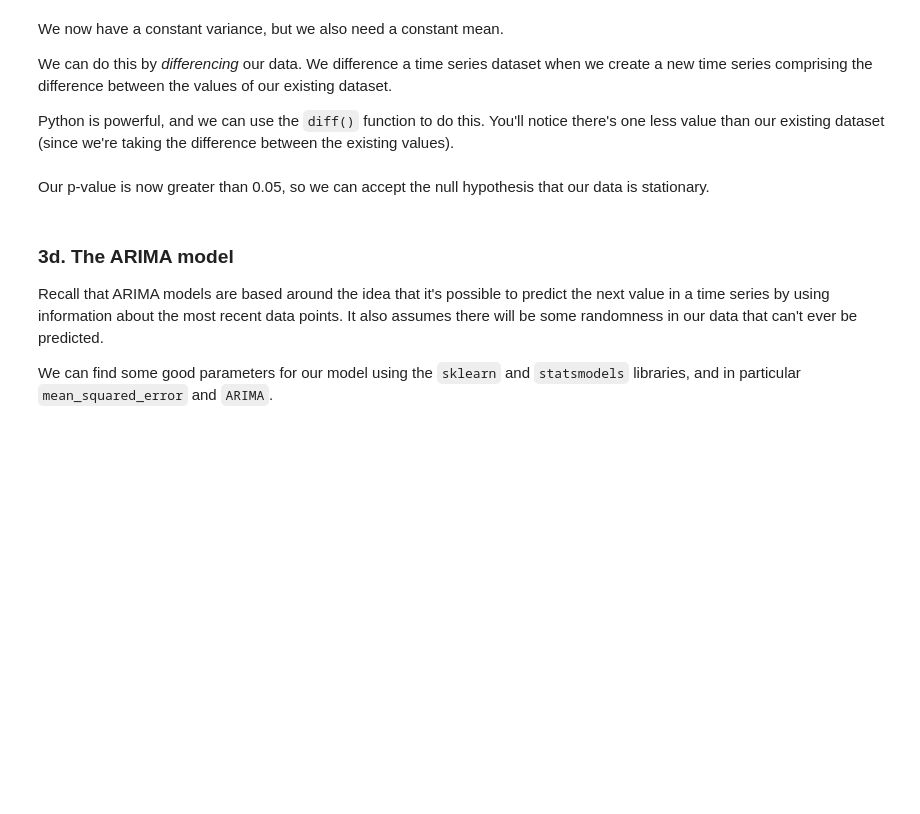
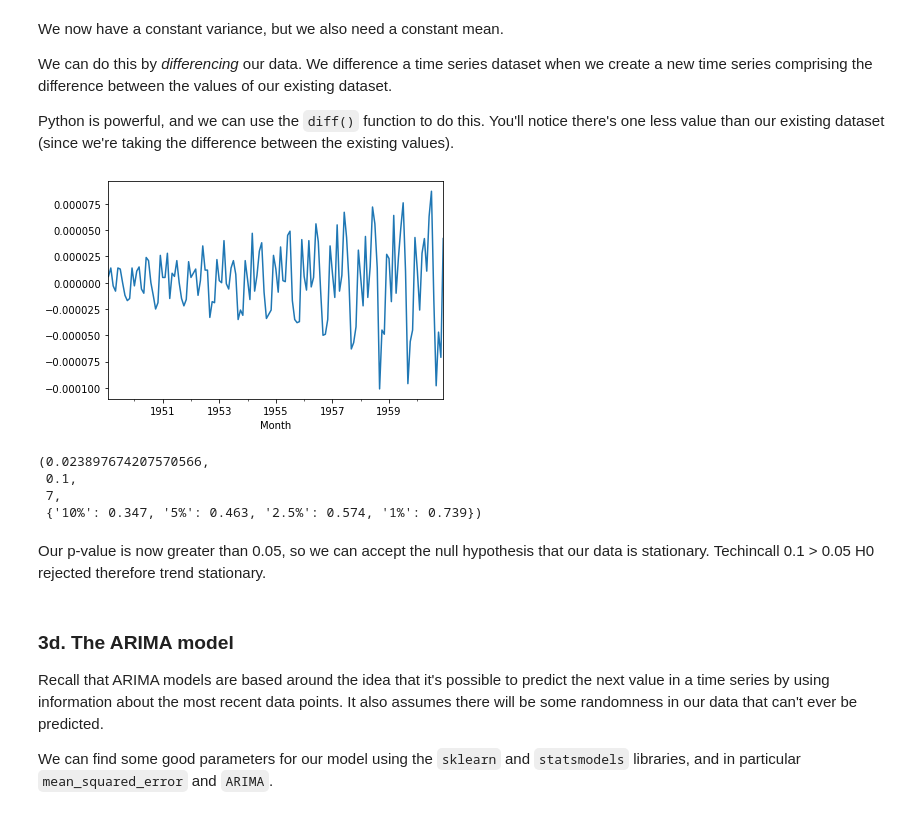
Before and after one commit to randrmoel/cowboy_cig_case, a Jupyter notebook: Cowboy Cigarettes Case Study - Tier 3.ipynb, the cells around one changed output. Cells and saved outputs as stored; diff of their text form; code cells hidden in the pictures; blank space fills up the shorter version.

```diff
--- a/Cowboy Cigarettes Case Study - Tier 3.ipynb
+++ b/Cowboy Cigarettes Case Study - Tier 3.ipynb
@@ -269,5 +288,19 @@ _ _ _
+# %%
+logydiff = logy.diff().dropna()
+_=logydiff.plot()
+plt.show()
+# %% [output]
+[figure, added]
+# %%
+kpss(logydiff)
+# %% [output]
+(0.023897674207570566,
+ 0.1,
+ 7,
+ {'10%': 0.347, '5%': 0.463, '2.5%': 0.574, '1%': 0.739})
 # %% [markdown]
 Our p-value is now greater than 0.05, so we can accept the null hypothesis that our data is stationary.
+Techincall 0.1 > 0.05 H0 rejected therefore trend stationary.
 # %% [markdown]
 ### 3d. The ARIMA model
 
```
Also changed, not shown: parts of 27 cells of this notebook.
